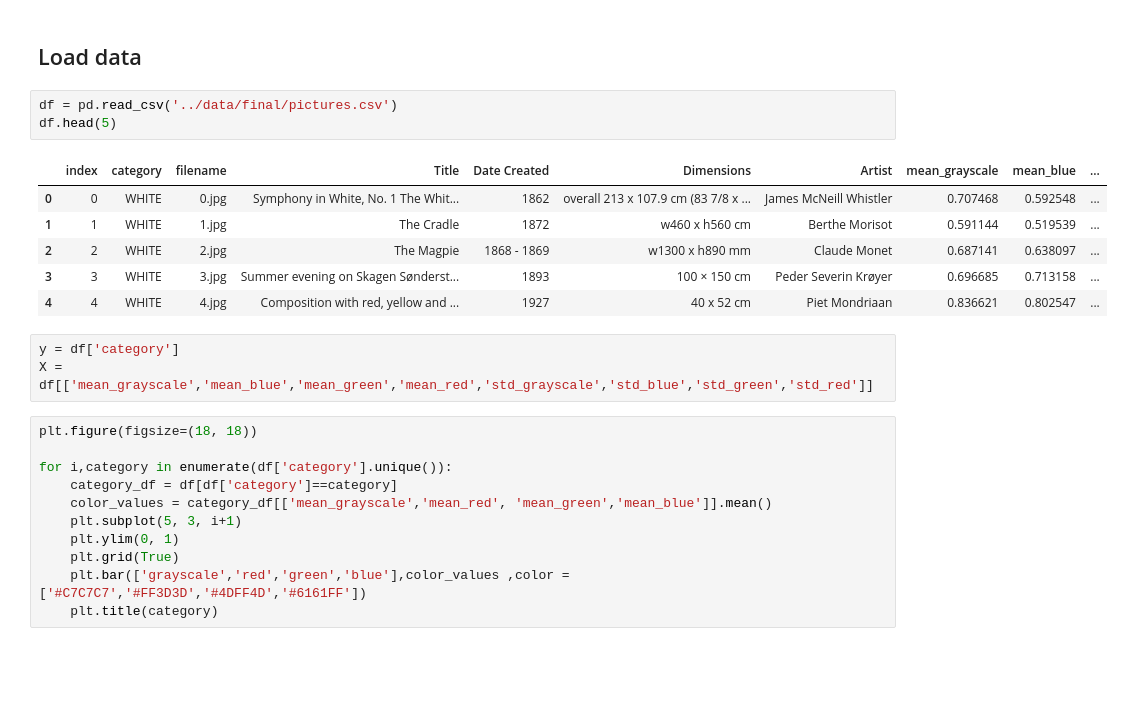
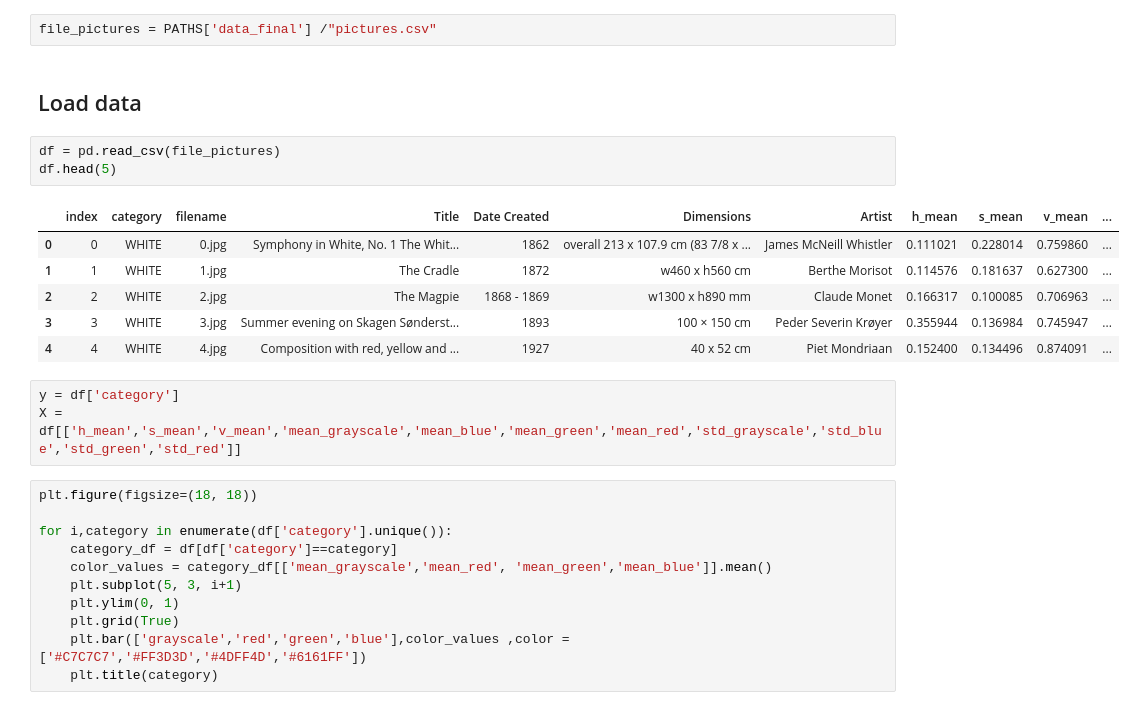
Before and after one commit to alejomaar/machine-learning, a Jupyter notebook: clasification/Google Art and Culture/notebooks/classification.ipynb, the cells around one changed output. Drawn from its saved outputs; the diff is of its cells as text; blank space fills up the shorter version.

```diff
--- a/clasification/Google Art and Culture/notebooks/classification.ipynb
+++ b/clasification/Google Art and Culture/notebooks/classification.ipynb
@@ -45,20 +52,22 @@ import seaborn as sns
 np.set_printoptions(precision=3, suppress=True)
 warnings.filterwarnings("ignore")
+# %%
+file_pictures = PATHS['data_final'] /"pictures.csv"
 # %% [markdown]
 ## Load data
 # %%
-df = pd.read_csv('../data/final/pictures.csv')
+df = pd.read_csv(file_pictures)
 df.head(5)
 # %% [output]
-|  | index | category | filename | Title | Date Created | Dimensions | Artist | mean_grayscale | mean_blue | ... |
-| 0 | 0 | WHITE | 0.jpg | Symphony in White, No. 1 The Whit... | 1862 | overall 213 x 107.9 cm (83 7/8 x ... | James McNeill Whistler | 0.707468 | 0.592548 | ... |
-| 1 | 1 | WHITE | 1.jpg | The Cradle | 1872 | w460 x h560 cm | Berthe Morisot | 0.591144 | 0.519539 | ... |
-| 2 | 2 | WHITE | 2.jpg | The Magpie | 1868 - 1869 | w1300 x h890 mm | Claude Monet | 0.687141 | 0.638097 | ... |
-| 3 | 3 | WHITE | 3.jpg | Summer evening on Skagen Sønderst... | 1893 | 100 × 150 cm | Peder Severin Krøyer | 0.696685 | 0.713158 | ... |
-| 4 | 4 | WHITE | 4.jpg | Composition with red, yellow and ... | 1927 | 40 x 52 cm | Piet Mondriaan | 0.836621 | 0.802547 | ... |
+|  | index | category | filename | Title | Date Created | Dimensions | Artist | h_mean | s_mean | v_mean | ... |
+| 0 | 0 | WHITE | 0.jpg | Symphony in White, No. 1 The Whit... | 1862 | overall 213 x 107.9 cm (83 7/8 x ... | James McNeill Whistler | 0.111021 | 0.228014 | 0.759860 | ... |
+| 1 | 1 | WHITE | 1.jpg | The Cradle | 1872 | w460 x h560 cm | Berthe Morisot | 0.114576 | 0.181637 | 0.627300 | ... |
+| 2 | 2 | WHITE | 2.jpg | The Magpie | 1868 - 1869 | w1300 x h890 mm | Claude Monet | 0.166317 | 0.100085 | 0.706963 | ... |
+| 3 | 3 | WHITE | 3.jpg | Summer evening on Skagen Sønderst... | 1893 | 100 × 150 cm | Peder Severin Krøyer | 0.355944 | 0.136984 | 0.745947 | ... |
+| 4 | 4 | WHITE | 4.jpg | Composition with red, yellow and ... | 1927 | 40 x 52 cm | Piet Mondriaan | 0.152400 | 0.134496 | 0.874091 | ... |
 # %%
 y = df['category']
-X = df[['mean_grayscale','mean_blue','mean_green','mean_red','std_grayscale','std_blue','std_green','std_red']]
+X = df[['h_mean','s_mean','v_mean','mean_grayscale','mean_blue','mean_green','mean_red','std_grayscale','std_blue','std_green','std_red']]
 # %%
 plt.figure(figsize=(18, 18))
 
```
Also changed, not shown: parts of 28 cells of this notebook, 13 other files.
